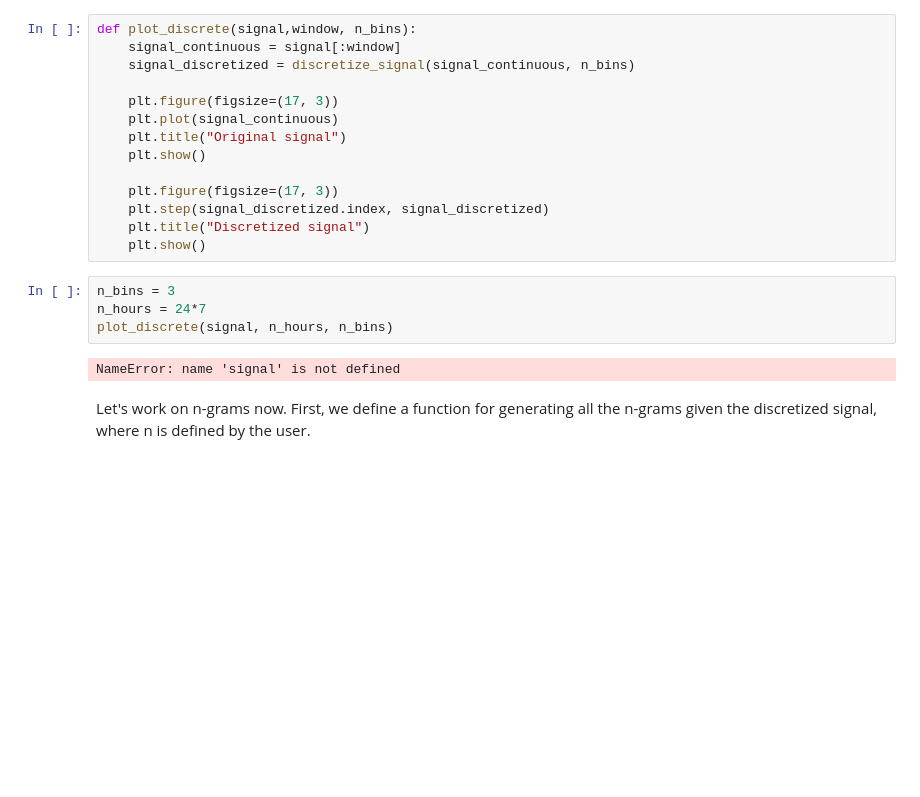
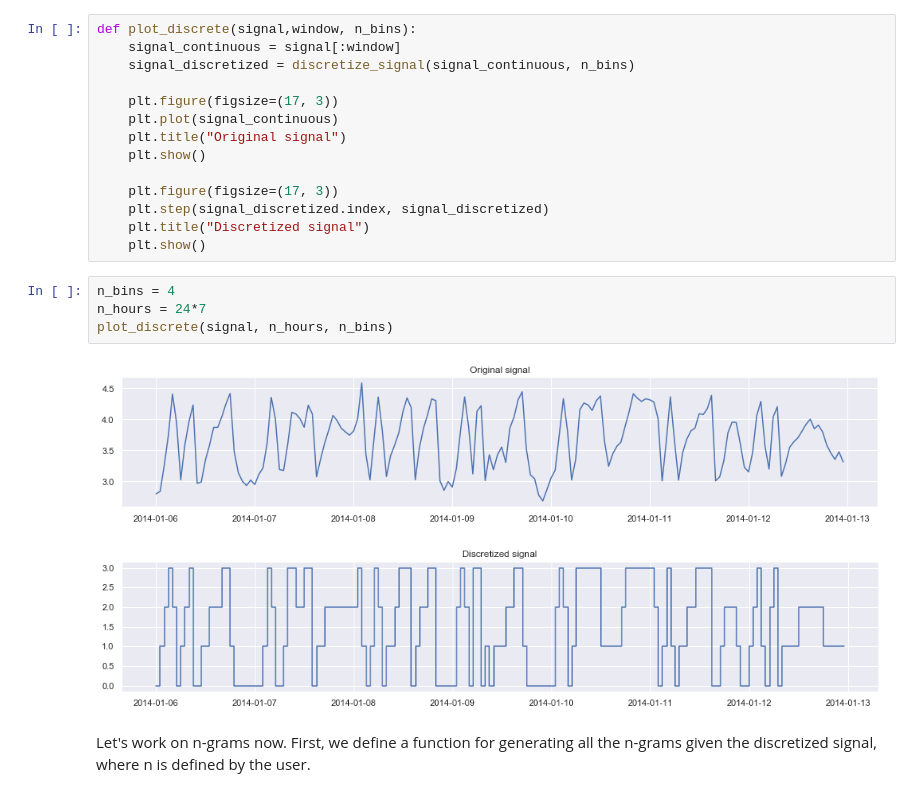
Before and after one commit to benhe119/Cyber-data-analytics_TUDelft, a Jupyter notebook: lab2/notebooks/Discrete Models Task.ipynb, the cells around one changed output. Cells and saved outputs as stored; diff of their text form; blank space fills up the shorter version.

```diff
--- a/lab2/notebooks/Discrete Models Task.ipynb
+++ b/lab2/notebooks/Discrete Models Task.ipynb
@@ -39,11 +39,12 @@ def plot_discrete(signal,window, n_bins):
     plt.title("Discretized signal")
     plt.show()
 # %%
-n_bins = 3
+n_bins = 4
 n_hours = 24*7
 plot_discrete(signal, n_hours, n_bins)
 # %% [output]
-NameError: name 'signal' is not defined
+[figure, added]
+[figure, added]
 # %% [markdown]
 Let's work on n-grams now.
 First, we define a function for generating all the n-grams given the discretized signal, where n is defined by the user.
```
Also changed, not shown: parts of 13 cells of this notebook.
